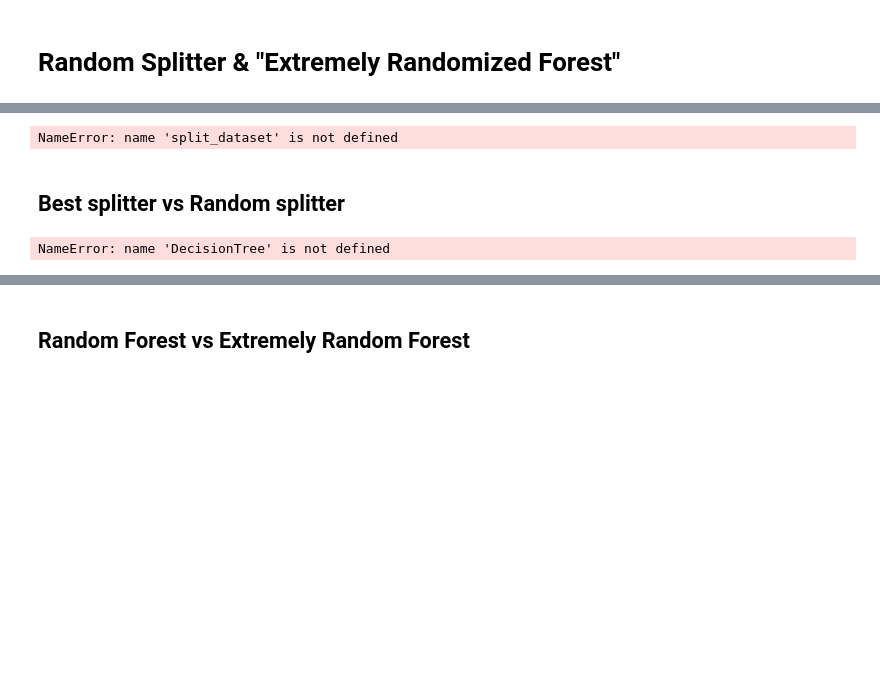
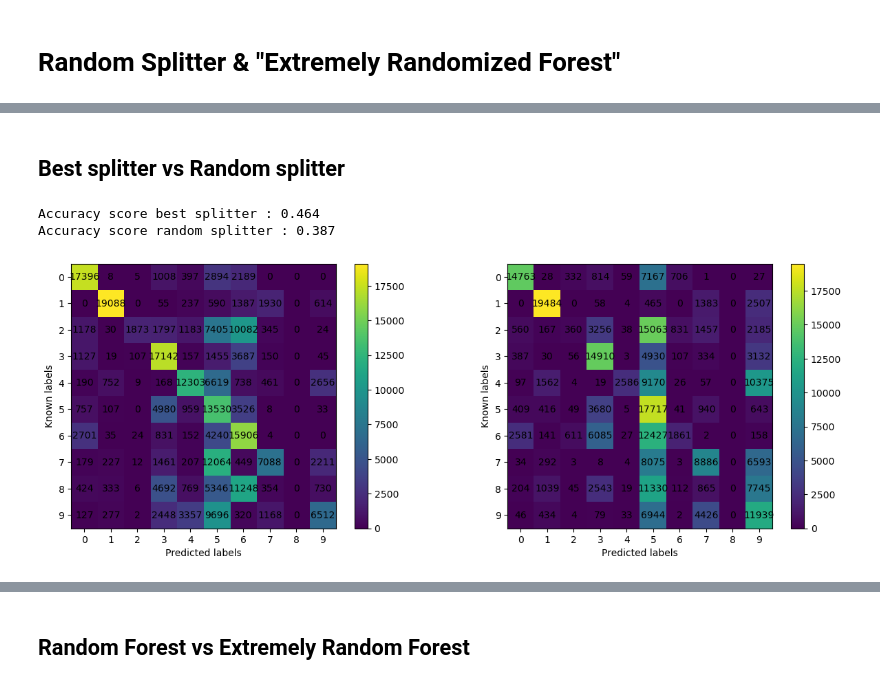
Before and after one commit to desfreng/IAS-Random-Forest, a Jupyter notebook: docs/RandomSplitter.ipynb, the cells around one changed output, grey strips where cells are left out. Drawn from its saved outputs; the diff is of its cells as text; code cells hidden in the pictures; blank space fills up the shorter version.

```diff
--- a/docs/RandomSplitter.ipynb
+++ b/docs/RandomSplitter.ipynb
@@ -13,5 +12,4 @@ ModuleNotFoundError: No module named 'ias'
 # %%
-iris_train_x, iris_train_y, iris_test_x, iris_test_y = split_dataset(0.6, Iris)
 emnist_train_x, emnist_train_y, emnist_test_x, emnist_test_y = split_dataset(1000, Emnist)
 
 pca = PCA(0.90)
@@ -19,32 +17,33 @@ pca.fit(emnist_train_x)
 
 emnist_compressed_train_x = pca.compress(emnist_train_x)
 emnist_compressed_test_x = pca.compress(emnist_test_x)
-# %% [output]
-NameError: name 'split_dataset' is not defined
 # %% [markdown]
 ## Best splitter vs Random splitter
 # %%
 # Decision Tree avec meilleur splitter
-iris_tree_best = DecisionTree(max_depth=5, splitter="best")
-iris_tree_best.fit(iris_train_x, iris_train_y)
-iris_prediction_y_best = iris_tree.predict(iris_test_x)
+emnist_tree_best = DecisionTree(max_depth=5, splitter="best")
+emnist_tree_best.fit(emnist_compressed_train_x, emnist_train_y)
+emnist_prediction_y_best = emnist_tree_best.predict(emnist_compressed_test_x)
+emnist_train_prediction_best = emnist_tree_best.predict(emnist_compressed_train_x)
 # %%
 # Decision Tree avec random splitter
-iris_tree_random = DecisionTree(max_depth=5, splitter="random")
-iris_tree_random.fit(iris_train_x, iris_train_y)
-iris_prediction_y_random = iris_tree.predict(iris_test_x)
+emnist_tree_random = DecisionTree(max_depth=5, splitter="random")
+emnist_tree_random.fit(emnist_compressed_train_x, emnist_train_y)
+emnist_prediction_y_random = emnist_tree_random.predict(emnist_compressed_test_x)
+emnist_train_prediction_random = emnist_tree_random.predict(emnist_compressed_train_x)
-# %% [output]
-NameError: name 'DecisionTree' is not defined
 # %%
-# Comparaison des resultats sur Iris sur le test_set
-iris_conf_matrix_best = confusion_matrix(Iris.class_number, iris_test_y, iris_prediction_y_best)
-iris_conf_matrix_random = confusion_matrix(Iris.class_number, iris_test_y, iris_prediction_y_random)
+# Comparaison des résultats sur emnist sur le test_set
+emnist_conf_matrix_best = confusion_matrix(Emnist.class_number, emnist_test_y, emnist_prediction_y_best)
+emnist_conf_matrix_random = confusion_matrix(Emnist.class_number, emnist_test_y, emnist_prediction_y_random)
 
-fig =
-show_confusion_matrix(iris_conf_matrix_best, Iris.class_names, ax=axe)
-show_confusion_matrix(iris_conf_matrix_random, Iris.class_names, ax=axe)
-fig.show()
+fig, (ax1, ax2) = plt.subplots(1, 2, figsize=(15, 5))
+show_confusion_matrix(emnist_conf_matrix_best, Emnist.class_names, ax=ax1)
+show_confusion_matrix(emnist_conf_matrix_random, Emnist.class_names, ax=ax2)
 
-print(f"Accuracy score best splitter : {accuracy_score(iris_test_y, iris_prediction_y_best):.3f}")
-print(f"Accuracy score random splitter : {accuracy_score(iris_test_y, iris_prediction_y_random):.3f}")
+print(f"Accuracy score best splitter : {accuracy_score(emnist_test_y, emnist_prediction_y_best):.3f}")
+print(f"Accuracy score random splitter : {accuracy_score(emnist_test_y, emnist_prediction_y_random):.3f}")
+# %% [output]
+Accuracy score best splitter : 0.464
+Accuracy score random splitter : 0.387
+[figure, added]
 # %%
```
Also changed, not shown: parts of 13 cells of this notebook, 2 other files.
